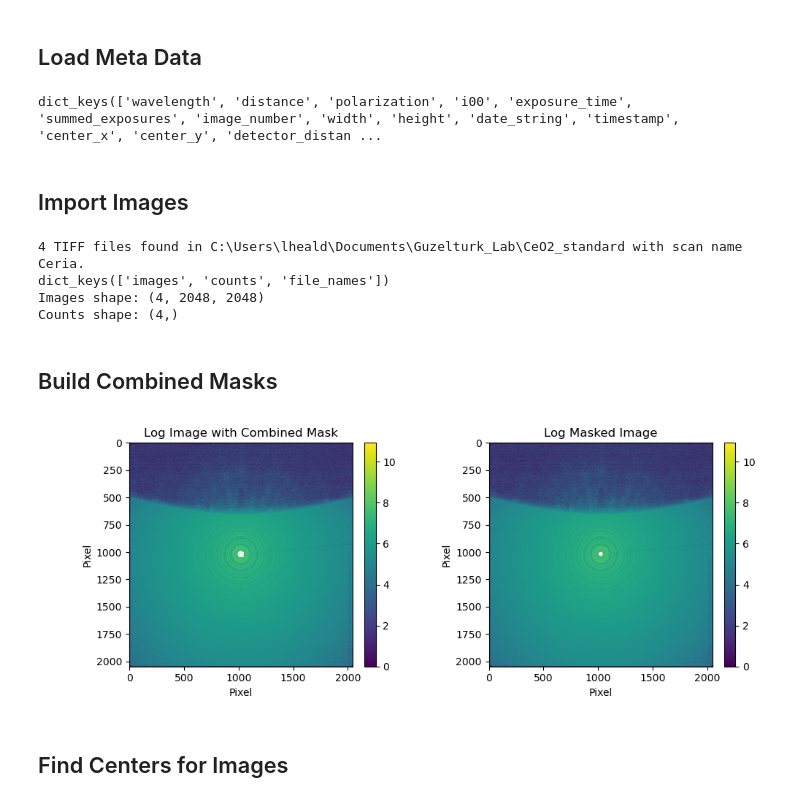
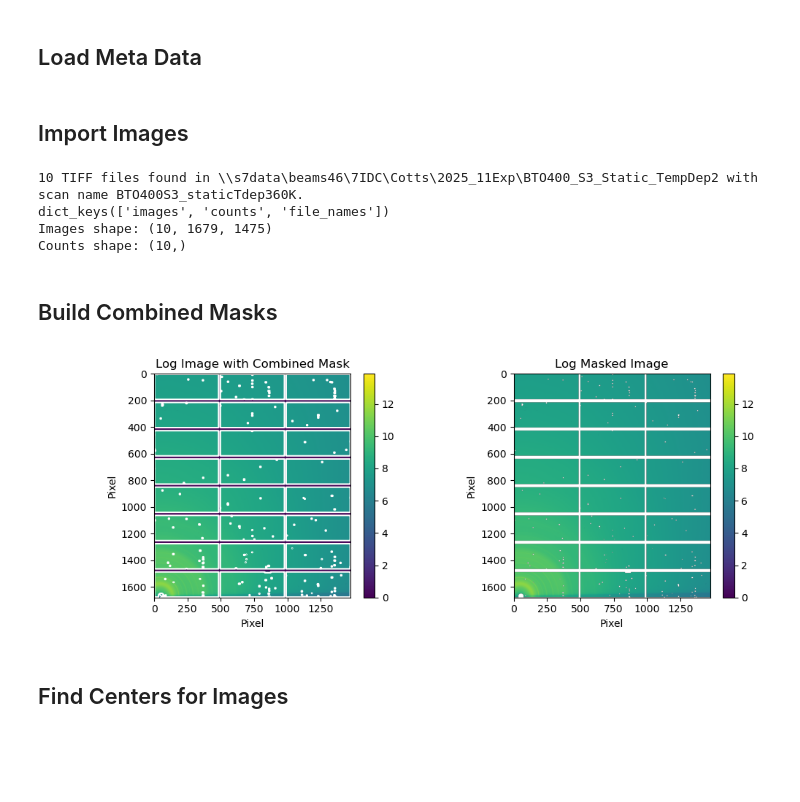
Before and after one commit to lheald2/trxrd, a Jupyter notebook: Non_Scan_Data.ipynb, the cells around one changed output. Drawn from its saved outputs; the diff is of its cells as text; code cells hidden in the pictures; blank space fills up the shorter version.

```diff
--- a/Non_Scan_Data.ipynb
+++ b/Non_Scan_Data.ipynb
@@ -21,13 +21,15 @@ import trxrd
 # ============================================================
 # Data and Mask Paths, Scan Name, and Filename Pattern
 # ============================================================
-DATA_PATH = Path(r"C:\Users\lheald\Documents\Guzelturk_Lab\CeO2_standard") # Path to directory containing TIFF files
-MASK_FILE = None # Path to mask file
-SCAN_NAME = "Ceria" # Prefix in file name to identify relevant files, e.g. "550nm_re" etc.
+DATA_PATH = Path(r"\\s7data\beams46\7IDC\Cotts\2025_11Exp\BTO400_S3_Static_TempDep2") # Path to directory containing TIFF files
+MASK_FILE = Path(r"C:\Users\lheald\Documents\Guzelturk_Lab\TRXRDPython\testdata\mask_2021_dec.tif") # Path to mask file
+SCAN_NAME = "BTO400S3_staticTdep360K" # Prefix in file name to identify relevant files, e.g. "550nm_re" etc.
 SCAN_TYPE = "delay_scan" # Type of scan based on filename pattern, e.g. "delay_scan", "theta_samz", etc. Must correspond to a key in the "filename_patterns" dictionary in trxrd.py
-BACKGROUND_PATH = Path(r"\\s7data\beams46\7IDC\Cotts\2025_11Exp\BlankSubstratePinkBeam\blanksubstratePinkBeam285K-1.0fshw-4e-09delay00004_045.tif")
-SAVE_PATH = Path(r"C:\Users\lheald\Documents\Guzelturk_Lab\CeO2_standard") # Path to directory where processed data will be saved, e.g. as .h5 file
-
+BACKGROUND_PATH = Path(r"\\s7data\beams46\7IDC\Cotts\2025_11Exp\BlankSubstratePinkBeam\blanksubstratePinkBeam285K-1.0fshw-3e-09delay00003_044.tif")
+SAVE_PATH = Path(r"C:\Users\lheald\Documents\Guzelturk_Lab\Cotts_Processed_Data\BTO_Temp_Data")
+# PONI file from pyFAI-calib2. Set to a Path to use PONI geometry;
+# set to None to use the manual parameters below.
+PONI_FILE = Path(r"C:\Users\lheald\Documents\Guzelturk_Lab\Cotts_Processed_Data\CeO2\poni_files\CeO2_calib_poni.poni")              # Path to .poni file, or None
 # ============================================================
 # General Defaults
 # ============================================================
@@ -53,10 +55,7 @@ DOWNSAMPLE = 2 # Downsample factor for center finding, e.g. 2 means use every ot
 # ============================================================
 # Detector Parameters and Defaults
 # ============================================================
-# PONI file from pyFAI-calib2. Set to a Path to use PONI geometry;
-# set to None to use the manual parameters below.
-PONI_FILE = None               # Path to .poni file, or None
-META_PATH = Path(r"C:\Users\lheald\Documents\Guzelturk_Lab\CeO2_standard\Ceria_d300-00000_meta.metadata")
+META_PATH = None
 # Detector and beam parameters
 PIXEL1 = 1.72e-4                 # m, detector pixel size along rows (y)
 PIXEL2 = 1.72e-4                 # m, detector pixel size along cols (x)
@@ -98,7 +97,7 @@ P_VAL = 0.05
 # ============================================================
 # PDF Calcuation Defaults
 # ============================================================
-COMPOSITION = "CeO2" # Sample composition for form factor calculation, e.g. "BaTiO3" or None for no form factor correction
+COMPOSITION = "BaTiO3" # Sample composition for form factor calculation, e.g. "BaTiO3" or None for no form factor correction
 R_MAX = 20.0 # Maximum r value for PDF calculation, e.g. 20.0 or None for no maximum
 N_R = 2000 # Number of r points for PDF calculation, e.g.
 Q_MIN = 0.5 # Minimum q value for PDF calculation, e.g. 0.5 or None for no minimum
@@ -133,18 +132,16 @@ Using mask file: None
 # %% [markdown]
 ## Load Meta Data
 # %%
-if META_PATH is not None:
-    metadata = trxrd.read_tif_metadata(META_PATH)
-    print(metadata.keys())
-    CENTER_X = metadata["center_x"]
-    CENTER_Y = metadata["center_y"]
-    DISTANCE = metadata["distance"]
-    WAVELENGTH = metadata["wavelength"]
-    POLARIZATION_FACTOR = metadata["polarization"]
-    PIXEL1 = 1.50e-4
-    PIXEL2 = 1.50e-4
+# if META_PATH is not None:
+#     metadata = trxrd.read_tif_metadata(META_PATH)
+#     print(metadata.keys())
+#     CENTER_X = metadata["center_x"]
+#     CENTER_Y = metadata["center_y"]
+#     DISTANCE = metadata["distance"]
+#     WAVELENGTH = metadata["wavelength"]
+#     POLARIZATION_FACTOR = metadata["polarization"]
+#     PIXEL1 = 1.50e-4
+#     PIXEL2 = 1.50e-4
-# %% [output]
-dict_keys(['wavelength', 'distance', 'polarization', 'i00', 'exposure_time', 'summed_exposures', 'image_number', 'width', 'height', 'date_string', 'timestamp', 'center_x', 'center_y', 'detector_distan ...
 # %% [markdown]
 ## Import Images
 # %%
@@ -160,26 +157,26 @@ print(data_dict.keys())
 print("Images shape:", data_dict["images"].shape)
 print("Counts shape:", data_dict["counts"].shape)
 # %% [output]
-4 TIFF files found in C:\Users\lheald\Documents\Guzelturk_Lab\CeO2_standard with scan name Ceria.
+10 TIFF files found in \\s7data\beams46\7IDC\Cotts\2025_11Exp\BTO400_S3_Static_TempDep2 with scan name BTO400S3_staticTdep360K.
 dict_keys(['images', 'counts', 'file_names'])
-Images shape: (4, 2048, 2048)
-Counts shape: (4,)
+Images shape: (10, 1679, 1475)
+Counts shape: (10,)
 # %% [markdown]
 ## Build Combined Masks
 # %%
 image_shape = data_dict["images"].shape[1:]   # (rows, cols)
 
 combined_mask = trxrd.build_combined_mask(
     image_shape,
-    center_xy = (metadata["center_x"], metadata["center_y"]),
+    center_xy = (MASK_CENTER_X, MASK_CENTER_Y),
     radius = 20,
     detector_mask=None,
-    mask_path=None,
+    mask_path=MASK_FILE,
     plot=True,
     example_image=data_dict["images"][0],
 )
 # %% [output]
-[figure, old version]
+[figure, new version]
 # %% [markdown]
 ## Find Centers for Images
 # %%
```
Also changed, not shown: parts of 11 cells of this notebook, 13 other files.
